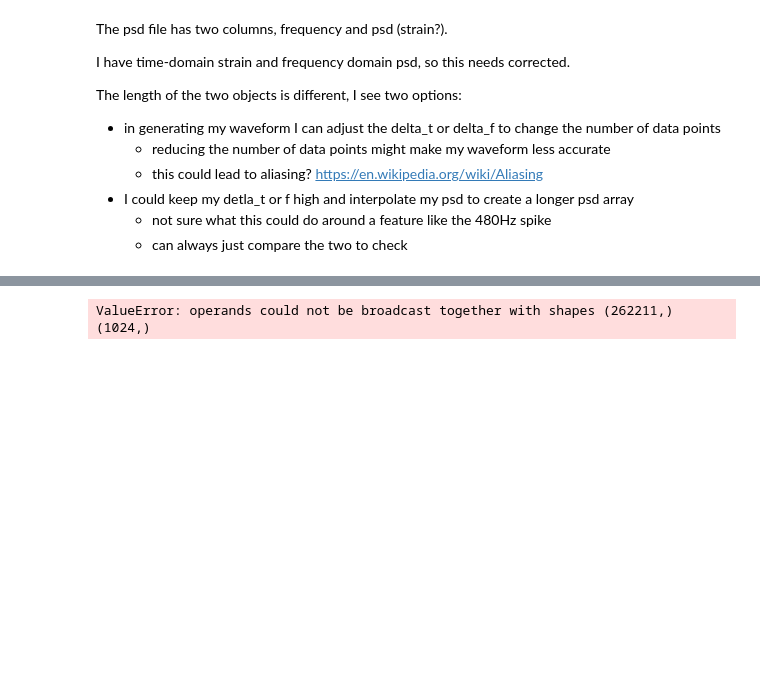
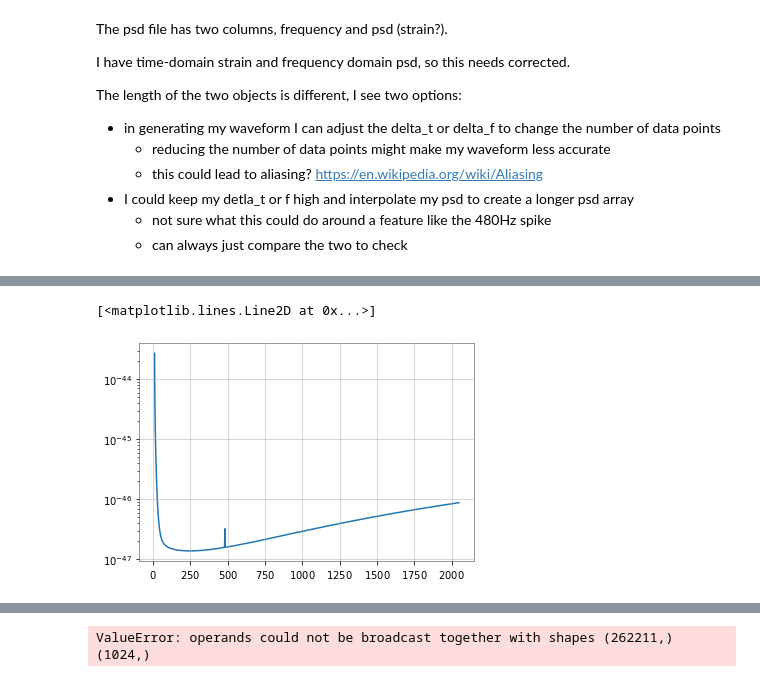
Before and after one commit to jhyland01/p_astro_project, a Jupyter notebook: pycbc_snr.ipynb, the cells around one changed output, grey strips where cells are left out. Drawn from its saved outputs; the diff is of its cells as text; code cells hidden in the pictures; blank space fills up the shorter version.

```diff
--- a/pycbc_snr.ipynb
+++ b/pycbc_snr.ipynb
@@ -265,0 +266,5 @@ Currently my f_ht.sample_frequencies go from 0 to 2048, but my psd goes from 9 t
+# %%
+plt.semilogy(f_ht.sample_frequencies[value:],psd_interpolated)
+# %% [output]
+[<matplotlib.lines.Line2D at 0x...>]
+[figure, added]
```
Also changed, not shown: parts of 14 cells of this notebook, 5 other files.
